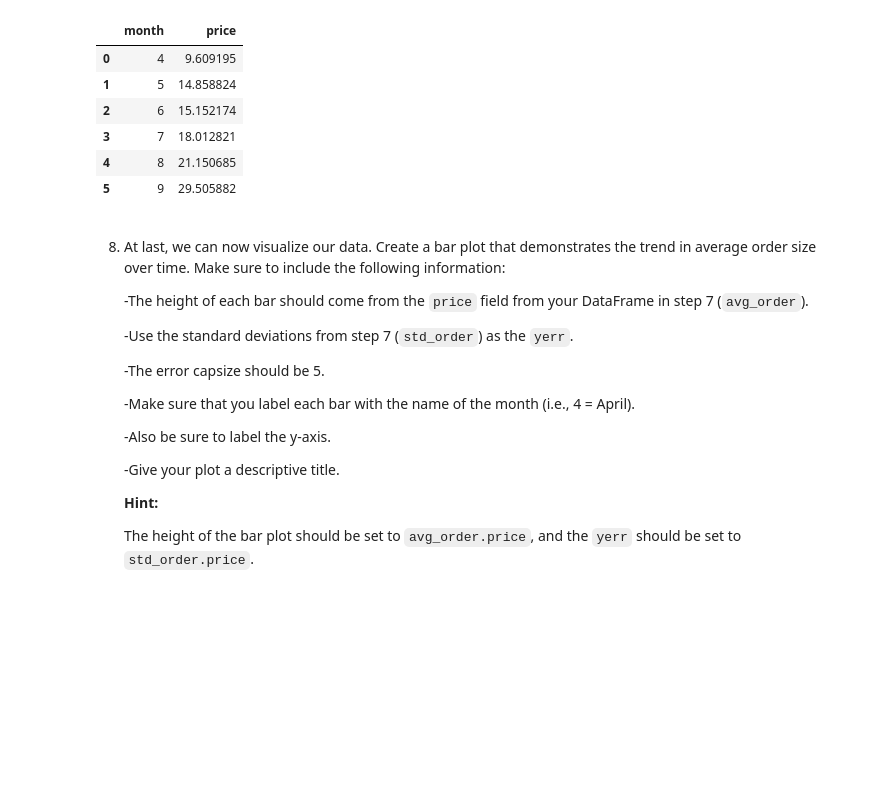
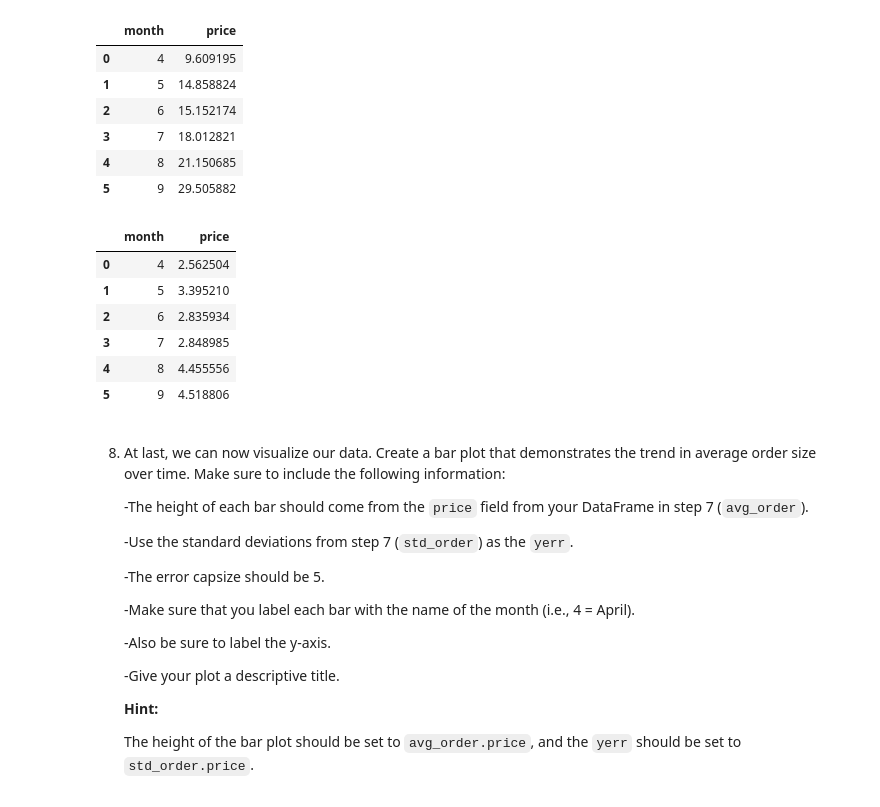
Before and after one commit to maximilianjun/food-wheel-mini-project-2, a Jupyter notebook: foodwheel_project.ipynb, the cells around one changed output. Saved outputs shown, nothing was run; the diff lists cells and outputs as text; code cells hidden in the pictures; blank space fills up the shorter version.

```diff
--- a/foodwheel_project.ipynb
+++ b/foodwheel_project.ipynb
@@ -111,6 +105,17 @@ average_order
 | 3 | 7 | 18.012821 |
 | 4 | 8 | 21.150685 |
 | 5 | 9 | 29.505882 |
+# %%
+std_order = orders.groupby("month").price.std().reset_index()
+std_order
+# %% [output]
+|  | month | price |
+| 0 | 4 | 2.562504 |
+| 1 | 5 | 3.395210 |
+| 2 | 6 | 2.835934 |
+| 3 | 7 | 2.848985 |
+| 4 | 8 | 4.455556 |
+| 5 | 9 | 4.518806 |
 # %% [markdown]
 8. At last, we can now visualize our data. Create a bar plot that demonstrates the trend in average order size over time. Make sure to include the following information:
 
```
Also changed, not shown: parts of 2 cells of this notebook.
